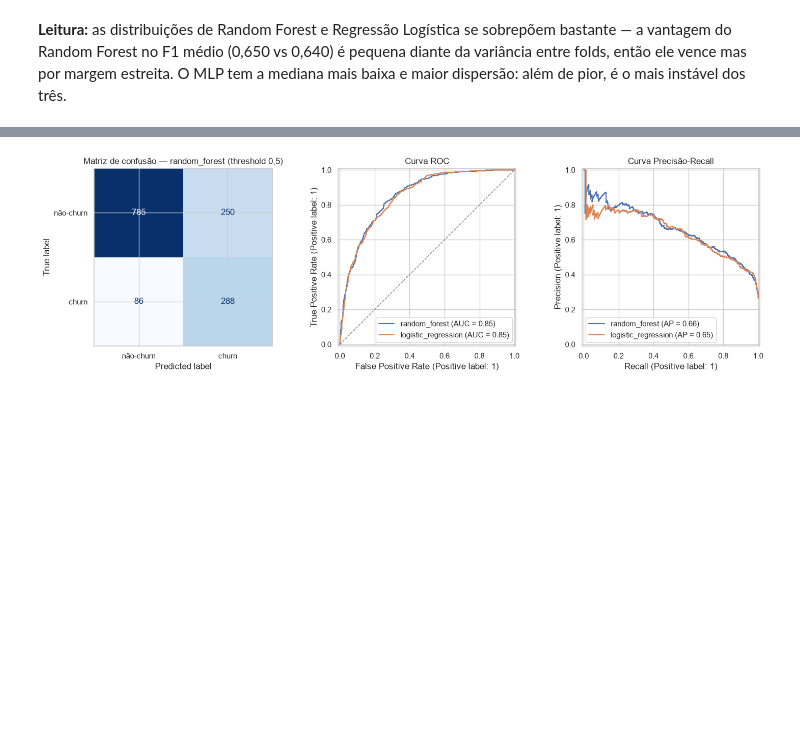
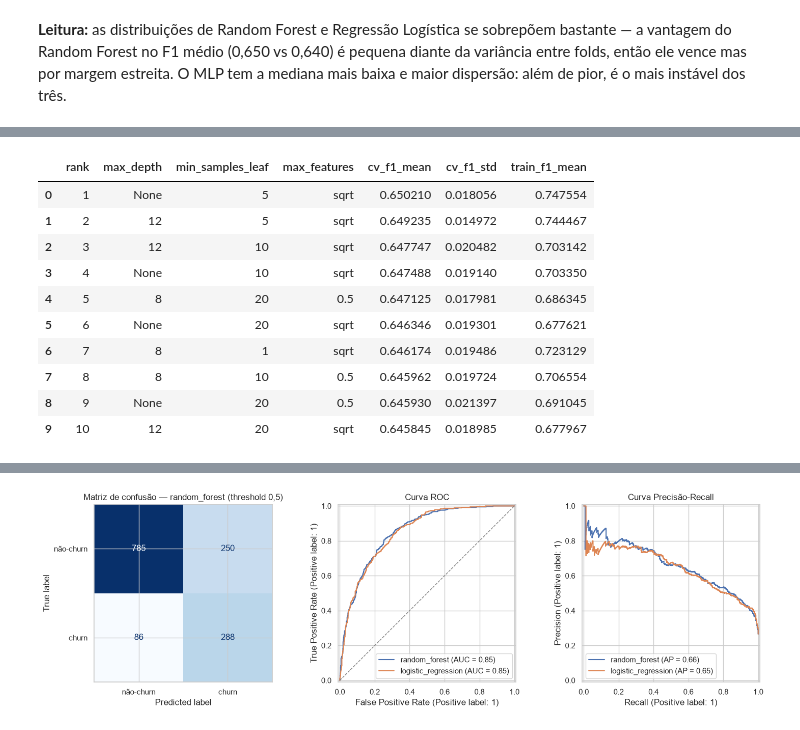
Before and after one commit to dudamarqs/churn-prediction-api, a Jupyter notebook: notebooks/model_comparison.ipynb, the cells around one changed output, grey strips where cells are left out. Cells and saved outputs as stored; diff of their text form; code cells hidden in the pictures; blank space fills up the shorter version.

```diff
--- a/notebooks/model_comparison.ipynb
+++ b/notebooks/model_comparison.ipynb
@@ -117,0 +142,47 @@ pior, é o mais instável dos três.
+# %%
+rf_grid = {
+    "model__max_depth": [None, 8, 12],
+    "model__min_samples_leaf": [1, 5, 10, 20],
+    "model__max_features": ["sqrt", 0.5],
+}
+
+rf_search = GridSearchCV(
+    get_candidates()["random_forest"],
+    rf_grid,
+    scoring="f1",
+    cv=cv,
+    n_jobs=-1,
+    return_train_score=True,
+)
+rf_search.fit(X_train, y_train)
+
+grid_results = (
+    pd.DataFrame(rf_search.cv_results_)
+    .rename(columns=lambda c: c.replace("param_model__", ""))
+    .rename(columns={
+        "mean_test_score": "cv_f1_mean",
+        "std_test_score": "cv_f1_std",
+        "mean_train_score": "train_f1_mean",
+        "rank_test_score": "rank",
+    })
+    [["rank", "max_depth", "min_samples_leaf", "max_features",
+      "cv_f1_mean", "cv_f1_std", "train_f1_mean"]]
+    .sort_values("rank")
+    .reset_index(drop=True)
+)
+
+# Registro do experimento (Etapa 2: "registrar os resultados").
+grid_results.astype({"max_depth": str}).to_csv(config.DOCS_DIR / "rf_grid_search.csv", index=False)
+grid_results.head(10)
+# %% [output]
+|  | rank | max_depth | min_samples_leaf | max_features | cv_f1_mean | cv_f1_std | train_f1_mean |
+| 0 | 1 | None | 5 | sqrt | 0.650210 | 0.018056 | 0.747554 |
+| 1 | 2 | 12 | 5 | sqrt | 0.649235 | 0.014972 | 0.744467 |
+| 2 | 3 | 12 | 10 | sqrt | 0.647747 | 0.020482 | 0.703142 |
+| 3 | 4 | None | 10 | sqrt | 0.647488 | 0.019140 | 0.703350 |
+| 4 | 5 | 8 | 20 | 0.5 | 0.647125 | 0.017981 | 0.686345 |
+| 5 | 6 | None | 20 | sqrt | 0.646346 | 0.019301 | 0.677621 |
+| 6 | 7 | 8 | 1 | sqrt | 0.646174 | 0.019486 | 0.723129 |
+| 7 | 8 | 8 | 10 | 0.5 | 0.645962 | 0.019724 | 0.706554 |
+| 8 | 9 | None | 20 | 0.5 | 0.645930 | 0.021397 | 0.691045 |
+| 9 | 10 | 12 | 20 | sqrt | 0.645845 | 0.018985 | 0.677967 |
```
Also changed, not shown: parts of 18 cells of this notebook, 1 other file.
